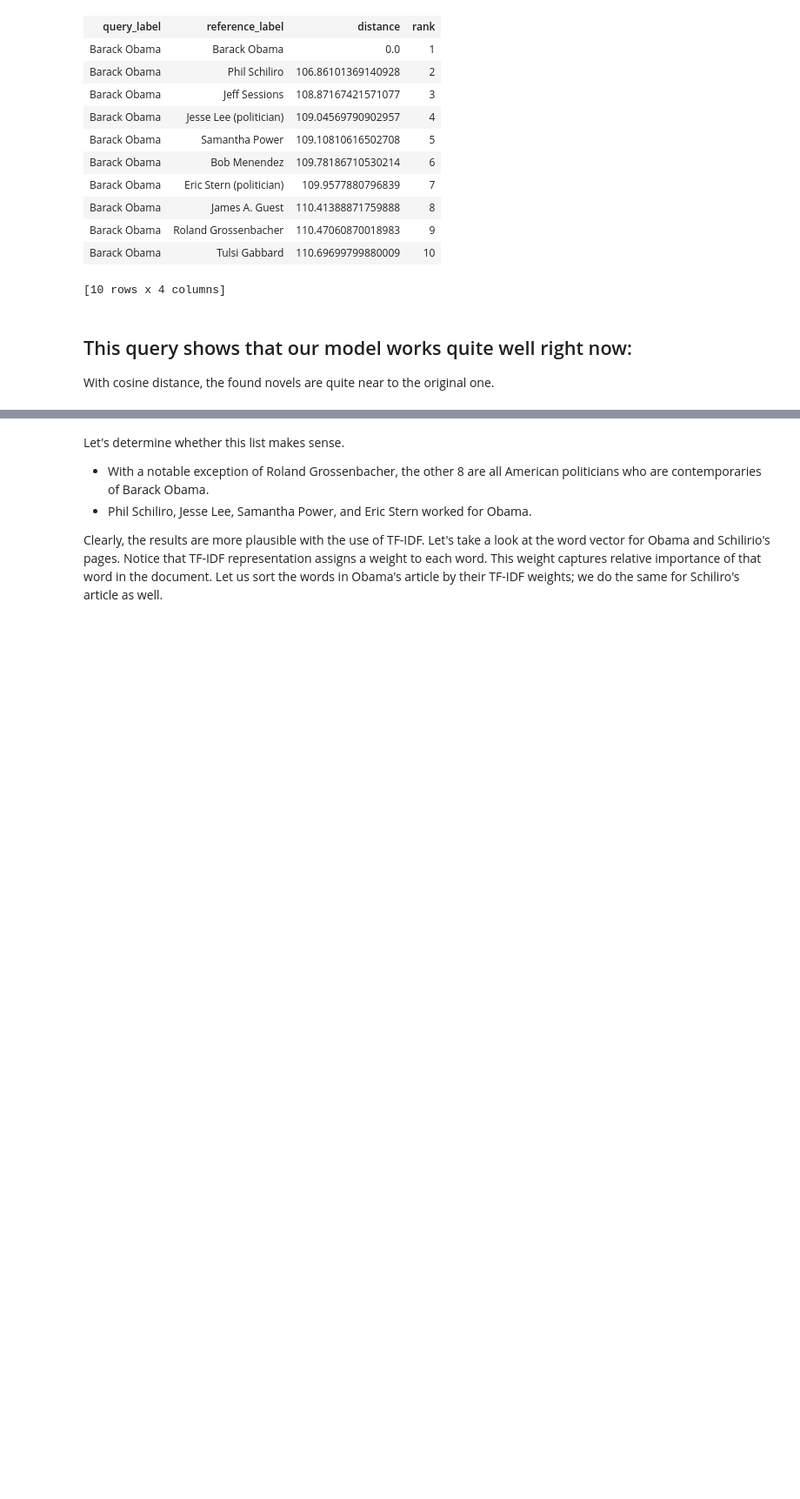
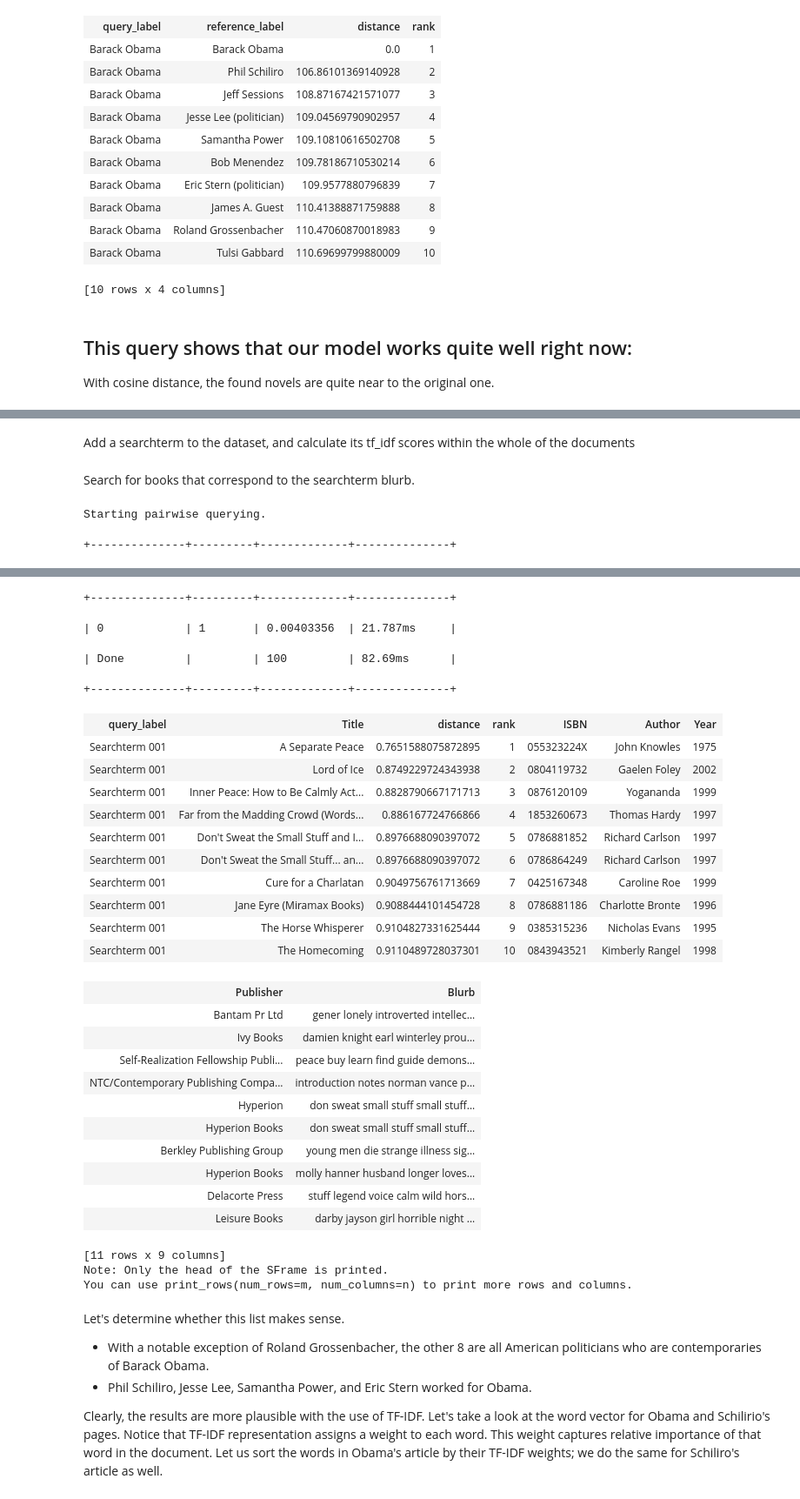
Before and after one commit to TBrockmeyer/big5-book-recommendation, a Jupyter notebook: CLU02-NB01.ipynb, the cells around one changed output, grey strips where cells are left out. Shown at 87% size. Drawn from its saved outputs; the diff is of its cells as text; code cells hidden in the pictures; blank space fills up the shorter version.

Commit message:
Modified using Colaboratory: added functionality that adds search terms to model and searches nearest neighbours

```diff
--- a/CLU02-NB01.ipynb
+++ b/CLU02-NB01.ipynb
@@ -269,0 +203,4 @@ You can use sf.materialize() to force materialization.
+# %%
+print(len(books))
+books = books.sort(['ISBN']).sort(['Year'], ascending=False).drop_duplicates(subset=['Author','Title'])
+print(len(books))
@@ -699,0 +592,36 @@ Starting pairwise querying.
+# %% [markdown]
+Add a searchterm to the dataset, and calculate its tf_idf scores within the whole of the documents
+# %%
+searchterm_title = "Searchterm 001"
+
+searchterm_blurb = "Introverted, Calm, Aloof, Modest"
+
+searchterm_dict = {
+    'ISBN': ["0000000000"],
+    'Title': [searchterm_title],
+    'Author': ["Admin Admin"],
+    'Year': [2021],
+    'Publisher': ["None"],
+    'Blurb': [searchterm_blurb]
+}
+
+searchterm_sf = turicreate.SFrame(searchterm_dict, format='dict')
+
+searchterm_sf['word_count'] = turicreate.text_analytics.count_words(searchterm_sf['Blurb'])
+searchterm_sf['tf_idf'] = turicreate.text_analytics.tf_idf(searchterm_sf['word_count'])
+
+books_2 = books.append(searchterm_sf)
+
+books_2['tf_idf'] = turicreate.text_analytics.tf_idf(books_2['word_count'])
+# %% [markdown]
+Search for books that correspond to the searchterm blurb.
+# %%
+result = model_books_tf_idf.query(books_2[books_2['Title'] == searchterm_title], label='Title', k=10)
+
+result_merged = result.rename({'reference_label': 'Title'}).join(books['ISBN','Title','Author','Year','Publisher','Blurb'], how="left", on="Title")
+
+result_merged = result_merged.sort('rank')
+result_merged
+# %% [output]
+Starting pairwise querying.
++--------------+---------+-------------+--------------+
@@ -700,3 +629,32 @@ Starting pairwise querying.
++--------------+---------+-------------+--------------+
+| 0            | 1       | 0.00403356  | 21.787ms     |
+| Done         |         | 100         | 82.69ms      |
++--------------+---------+-------------+--------------+
+| query_label | Title | distance | rank | ISBN | Author | Year |
+| Searchterm 001 | A Separate Peace | 0.7651588075872895 | 1 | 055323224X | John Knowles | 1975 |
+| Searchterm 001 | Lord of Ice | 0.8749229724343938 | 2 | 0804119732 | Gaelen Foley | 2002 |
+| Searchterm 001 | Inner Peace: How to Be Calmly Act... | 0.8828790667171713 | 3 | 0876120109 | Yogananda | 1999 |
+| Searchterm 001 | Far from the Madding Crowd (Words... | 0.886167724766866 | 4 | 1853260673 | Thomas Hardy | 1997 |
+| Searchterm 001 | Don't Sweat the Small Stuff and I... | 0.8976688090397072 | 5 | 0786881852 | Richard Carlson | 1997 |
+| Searchterm 001 | Don't Sweat the Small Stuff... an... | 0.8976688090397072 | 6 | 0786864249 | Richard Carlson | 1997 |
+| Searchterm 001 | Cure for a Charlatan | 0.9049756761713669 | 7 | 0425167348 | Caroline Roe | 1999 |
+| Searchterm 001 | Jane Eyre (Miramax Books) | 0.9088444101454728 | 8 | 0786881186 | Charlotte Bronte | 1996 |
+| Searchterm 001 | The Horse Whisperer | 0.9104827331625444 | 9 | 0385315236 | Nicholas Evans | 1995 |
+| Searchterm 001 | The Homecoming | 0.9110489728037301 | 10 | 0843943521 | Kimberly Rangel | 1998 |
+| Publisher | Blurb |
+| Bantam Pr Ltd | gener lonely introverted intellec... |
+| Ivy Books | damien knight earl winterley prou... |
+| Self-Realization Fellowship Publi... | peace buy learn find guide demons... |
+| NTC/Contemporary Publishing Compa... | introduction notes norman vance p... |
+| Hyperion | don sweat small stuff small stuff... |
+| Hyperion Books | don sweat small stuff small stuff... |
+| Berkley Publishing Group | young men die strange illness sig... |
+| Hyperion Books | molly hanner husband longer loves... |
+| Delacorte Press | stuff legend voice calm wild hors... |
+| Leisure Books | darby jayson girl horrible night ... |
+[11 rows x 9 columns]
+Note: Only the head of the SFrame is printed.
+You can use print_rows(num_rows=m, num_columns=n) to print more rows and columns.
 # %% [markdown]
 Let's determine whether this list makes sense.
 * With a notable exception of Roland Grossenbacher, the other 8 are all American politicians who are contemporaries of Barack Obama.
```
Also changed, not shown: parts of 21 cells of this notebook.
